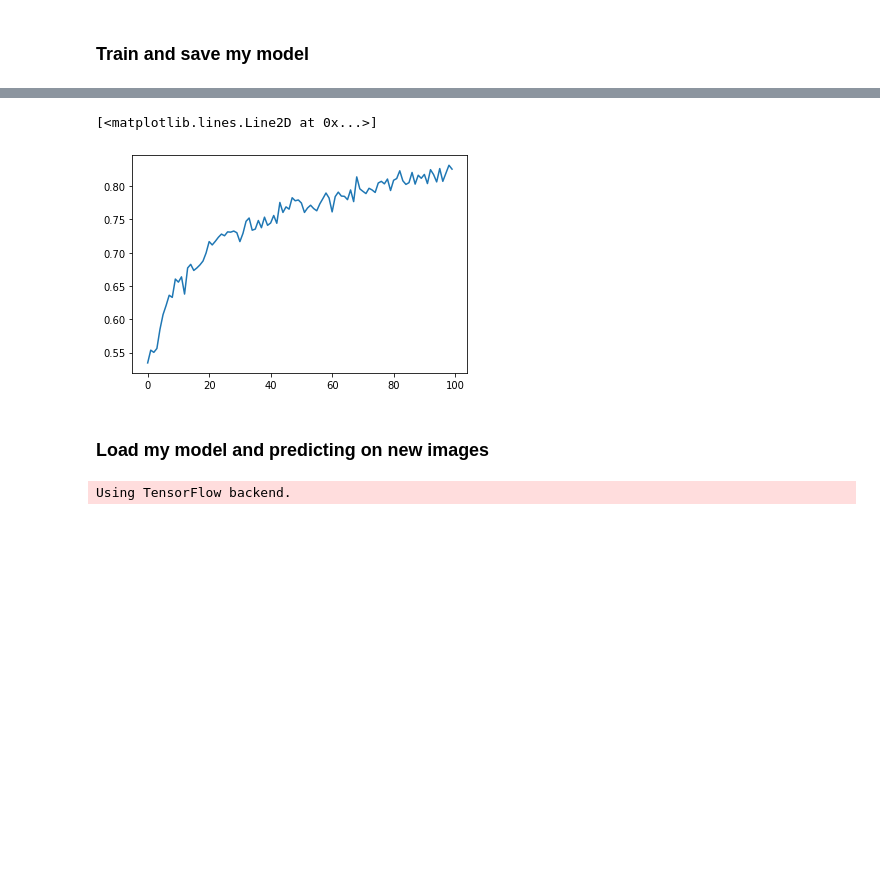
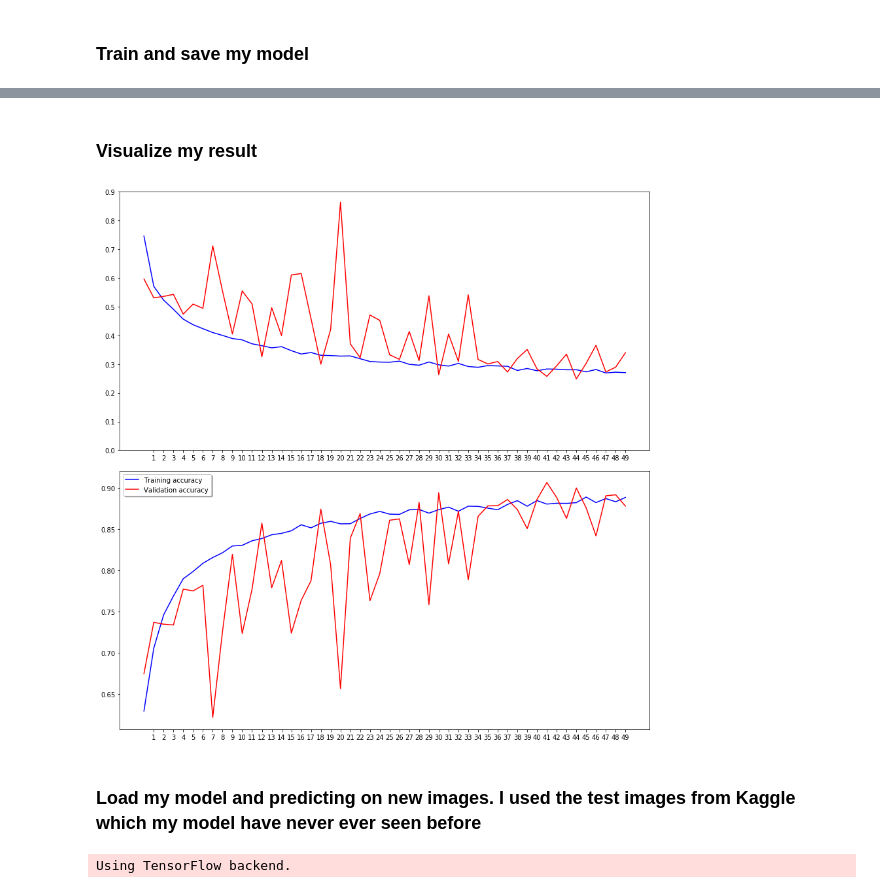
Before and after one commit to quangnhat185/Machine_learning_projects, a Jupyter notebook: Dog_Cat_classification/Dog_Cat_classification.ipynb, the cells around one changed output, grey strips where cells are left out. Drawn from its saved outputs; the diff is of its cells as text; code cells hidden in the pictures; blank space fills up the shorter version.

```diff
--- a/Dog_Cat_classification/Dog_Cat_classification.ipynb
+++ b/Dog_Cat_classification/Dog_Cat_classification.ipynb
@@ -76,4 +66,4 @@ image_gen.flow_from_directory("CATS_DOGS/train")
 Found 18743 images belonging to 2 classes.
 <keras_preprocessing.image.directory_iterator.DirectoryIterator at 0x...>
 # %%
-input_shape = (150,150,3)
+input_shape = (128,128,3)
@@ -132,13 +123,13 @@ batch_size = 16
 train_image_gen = image_gen.flow_from_directory("CATS_DOGS/train/",
                                                 target_size=input_shape[:2],
                                                 batch_size=batch_size,
-                                                class_mode="binary")
+                                                class_mode="categorical")
 # %% [output]
 Found 18743 images belonging to 2 classes.
 # %%
 test_image_gen = image_gen.flow_from_directory("CATS_DOGS/test/",
                                                 target_size=input_shape[:2],
                                                 batch_size=batch_size,
-                                                class_mode="binary")
+                                                class_mode="categorical")
 # %% [output]
 Found 6251 images belonging to 2 classes.
@@ -149,6 +136,6 @@ train_image_gen.class_indices
 # %% [markdown]
 ### Train and save my model
 # %%
-results=model.fit_generator(train_image_gen,epochs=100,steps_per_epoch=150,
-                           validation_data=test_image_gen,validation_steps=12)
+results=model.fit_generator(train_image_gen,epochs=50,steps_per_epoch=len(train_image_gen),
+                           validation_data=test_image_gen,validation_steps=len(test_image_gen))
 # %% [output]
@@ -190,6 +160 @@ Epoch 100/100
-# %%
-plt.plot(results.history['acc'])
-# %% [output]
-[<matplotlib.lines.Line2D at 0x...>]
-[figure, removed]
 # %%
@@ -197,5 +162,23 @@ model.save('cat_dog_classification.h5')
+# %% [markdown]
+### Visualize my result
+# %%
+fig, (ax1, ax2) = plt.subplots(2, 1, figsize=(12, 12))
+ax1.plot(results.history['loss'], color='b', label="Training loss")
+ax1.plot(results.history['val_loss'], color='r', label="validation loss")
+ax1.set_xticks(np.arange(1, 50, 1))
+ax1.set_yticks(np.arange(0, 1, 0.1))
+
+ax2.plot(results.history['acc'], color='b', label="Training accuracy")
+ax2.plot(results.history['val_acc'], color='r',label="Validation accuracy")
+ax2.set_xticks(np.arange(1, 50, 1))
+
+legend = plt.legend(loc='best', shadow=True)
+plt.tight_layout()
+plt.show()
+# %% [output]
+[figure, added]
 # %% [markdown]
-### Load my model and predicting on new images
+### Load my model and predicting on new images. I used the test images from Kaggle which my model have never ever seen before
 # %%
 from keras.models import load_model
 # %% [output]
```
Also changed, not shown: parts of 22 cells of this notebook, 10 other files.
